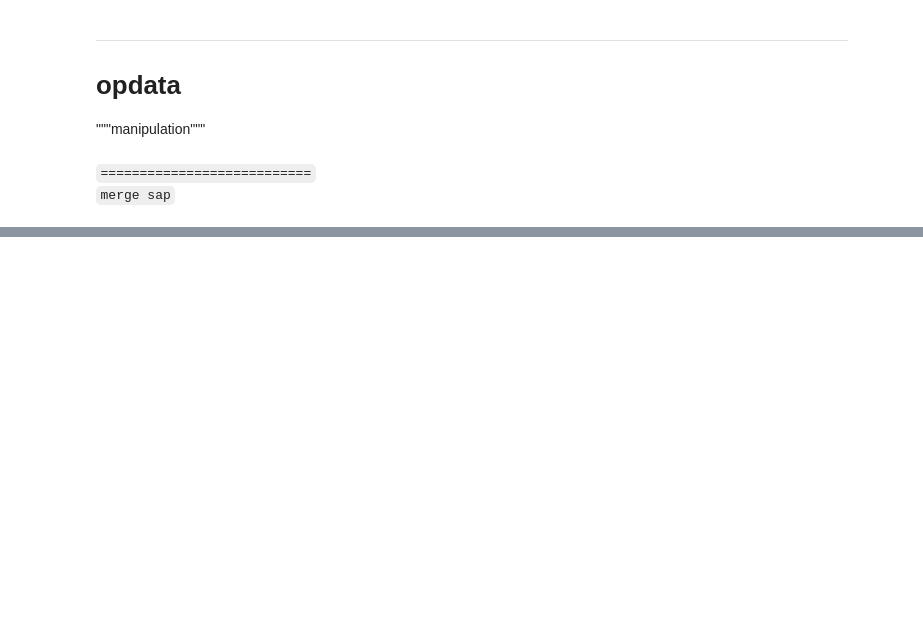
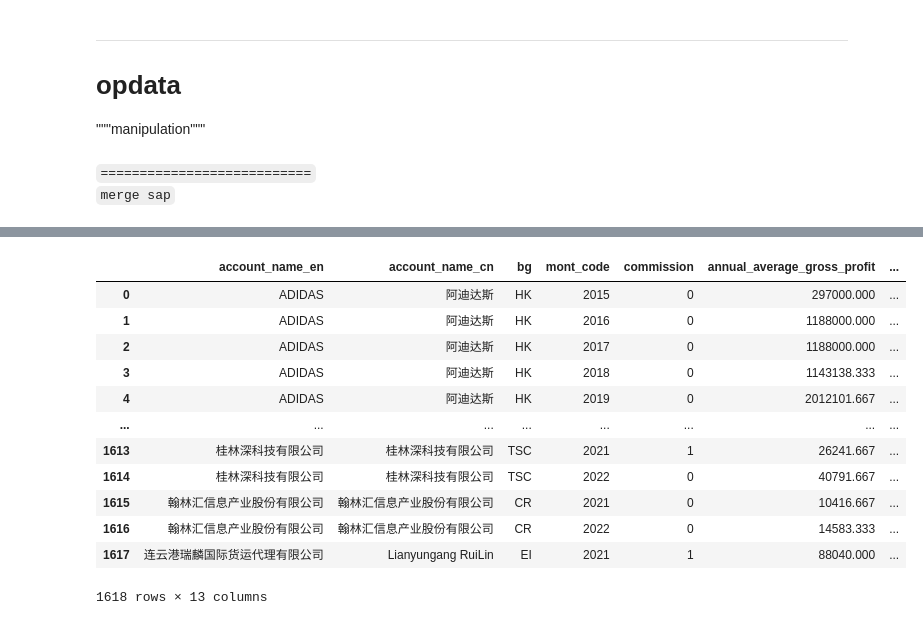
Before and after one commit to fyenne/play8_paint, a Jupyter notebook: pred.ipynb, the cells around one changed output, grey strips where cells are left out. Saved outputs shown, nothing was run; the diff lists cells and outputs as text; code cells hidden in the pictures; blank space fills up the shorter version.

```diff
--- a/pred.ipynb
+++ b/pred.ipynb
@@ -233,8 +233,13 @@ op = oppo_mas(df_oppa)
 op['mont_code'] = op['expected_golive_date'].astype(str).str.slice(0,7).str.replace('-', '')
 # op.head(2)
 op['prodct'] = op[['product1','product2', 'product3', 'product4']].astype(str).apply(lambda x: ','.join(x), axis = 1)
+op['sales'] = op[['salesperson1','salesperson2', 'salesperson3', 'salesperson4']].astype(str).apply(lambda x: ','.join(x), axis = 1)
 op['prodct'] = op['prodct'].str.replace(',nan', '')
+op['sales'] = op['sales'].str.replace(',nan', '')
+
 op = op.drop(['product1','product2', 'product3', 'product4'], axis = 1)
+op = op.drop(['salesperson1','salesperson2', 'salesperson3', 'salesperson4'], axis = 1)
+
 op['commission'] = op['commission'].replace('TRUE', 1).replace('FALSE', 0)
 # %%
 op2 = op[op['milestone'] == 'Contract Signed']
@@ -247,7 +252,8 @@ op2 = op2.groupby(['account_name_en', 'account_name_cn', 'bg', 'mont_code', 'opp
     'annual_average_revenue' :sum,
     'contract_term' :sum,
     'contract_value' :sum,
-    'prodct': set
+    'prodct': set,
+    'sales':set
 }).reset_index()
 op2['mon_to_yrend'] = (op2['mont_code'].str.slice(0,4) + '12').astype(int) - op2['mont_code'].astype(int)
 monlist = [
@@ -334,6 +340,8 @@ op_all = op_all.drop('index', axis = 1)
 # op_all.head(4)
 # %%
 op_all['prodct'] =[' '.join(i) for i in op_all['prodct']]
+op_all['sales'] =[' '.join(i) for i in op_all['sales']]
+
 op_all = op_all.groupby(['account_name_en', 'account_name_cn', 'bg', 'mont_code']).agg(
     {
     'commission':sum,
@@ -342,10 +350,18 @@ op_all = op_all.groupby(['account_name_en', 'account_name_cn', 'bg', 'mont_code'
     'contract_term' :'mean',
     'contract_value' :sum,
     'prodct': set  ,
+    'sales': set,
     'opportunity_number': [set, 'count'],
     }
 ).reset_index()
+op_all[('prodct', 'set')] = [';'.join(i) for i in op_all[('prodct', 'set')]]
+op_all[('sales', 'set')] = [';'.join(i) for i in op_all[('sales', 'set')]]
 # %%
+op_all.columns = op_all.columns.droplevel(1)
+list = op_all.columns.values
+list[-1] = 'opportunity_number_num'
+op_all.columns = list
+del list
 # del df_bill, df_bill_type, df_esti, i, j
 # del q, op, op2, tst, mid_yrs, end_yrs
 # del tst2
@@ -393,0 +419,16 @@ sap[sap.duplicated(['account_name_en', 'mont_code'])]
+# %%
+op_all
+# %% [output]
+|  | account_name_en | account_name_cn | bg | mont_code | commission | annual_average_gross_profit | ... |
+| 0 | ADIDAS | 阿迪达斯 | HK | 2015 | 0 | 297000.000 | ... |
+| 1 | ADIDAS | 阿迪达斯 | HK | 2016 | 0 | 1188000.000 | ... |
+| 2 | ADIDAS | 阿迪达斯 | HK | 2017 | 0 | 1188000.000 | ... |
+| 3 | ADIDAS | 阿迪达斯 | HK | 2018 | 0 | 1143138.333 | ... |
+| 4 | ADIDAS | 阿迪达斯 | HK | 2019 | 0 | 2012101.667 | ... |
+| ... | ... | ... | ... | ... | ... | ... | ... |
+| 1613 | 桂林深科技有限公司 | 桂林深科技有限公司 | TSC | 2021 | 1 | 26241.667 | ... |
+| 1614 | 桂林深科技有限公司 | 桂林深科技有限公司 | TSC | 2022 | 0 | 40791.667 | ... |
+| 1615 | 翰林汇信息产业股份有限公司 | 翰林汇信息产业股份有限公司 | CR | 2021 | 0 | 10416.667 | ... |
+| 1616 | 翰林汇信息产业股份有限公司 | 翰林汇信息产业股份有限公司 | CR | 2022 | 0 | 14583.333 | ... |
+| 1617 | 连云港瑞麟国际货运代理有限公司 | Lianyungang RuiLin | EI | 2021 | 1 | 88040.000 | ... |
+1618 rows × 13 columns
```
Also changed, not shown: parts of 14 cells of this notebook, 3 other files.
